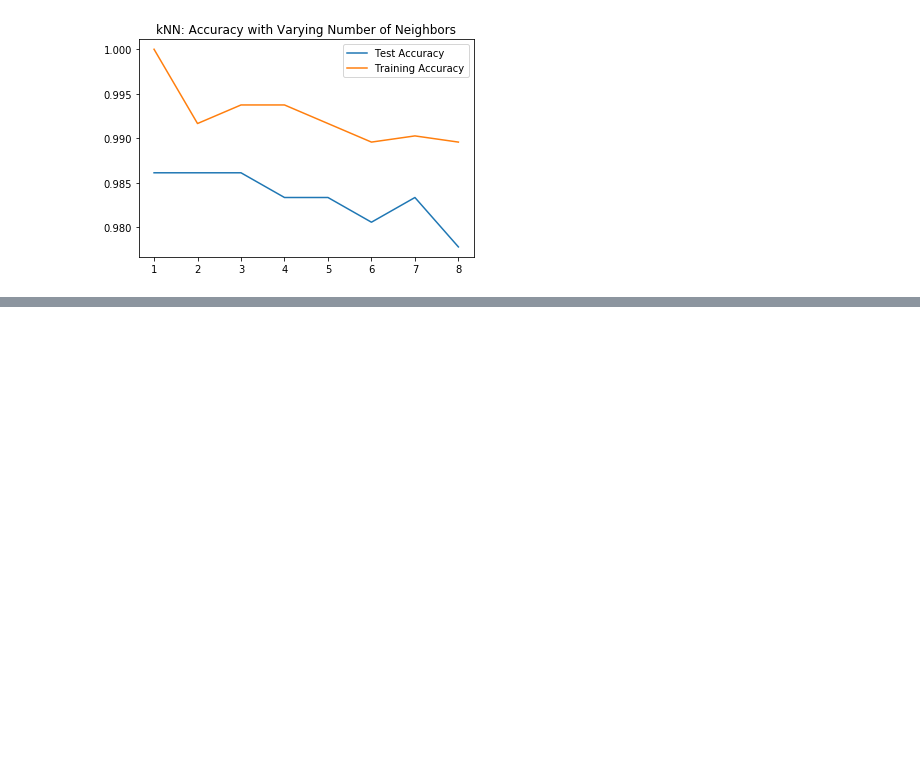
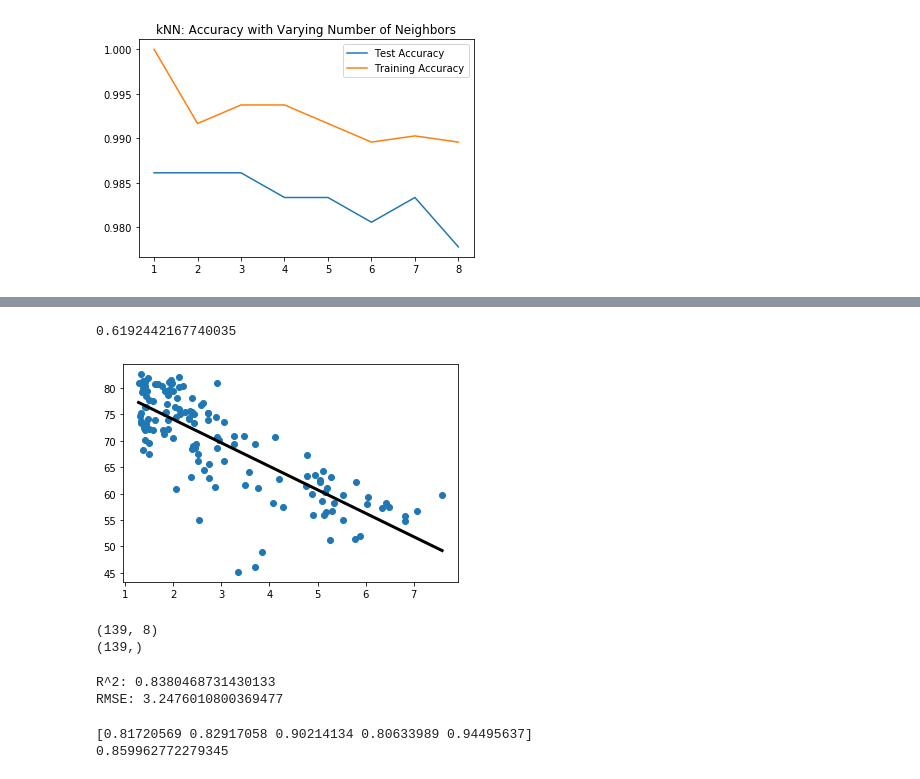
Before and after one commit to thap/python_basics_to_advanced, a Jupyter notebook: supervised_learning/supervised_learning.ipynb, the cells around one changed output, grey strips where cells are left out. Cells and saved outputs as stored; diff of their text form; code cells hidden in the pictures; blank space fills up the shorter version.

```diff
--- a/supervised_learning/supervised_learning.ipynb
+++ b/supervised_learning/supervised_learning.ipynb
@@ -190,8 +190,12 @@ plt.legend()
 [figure]
 # %%
 gap = pd.read_csv('gm_2008_region.csv')
-X = gap.fertility
-y = gap.life
+print(gap.info())
+print(gap.columns)
+X = gap['fertility']
+y = gap['life']
 print(X.shape)
 print(y.shape)
+print(type(X))
+print(type(y))
 # %% [output]
@@ -199,0 +238,14 @@ print(y.shape)
+# %%
+from sklearn.linear_model import LinearRegression
+
+lin_reg = LinearRegression()
+pred_space = np.linspace(min(X), max(X)).reshape(-1, 1)
+lin_reg.fit(X, y)
+y_pred = lin_reg.predict(pred_space)
+print(lin_reg.score(X, y))
+plt.scatter(X, y)
+plt.plot(pred_space, y_pred, color='black', linewidth=3)
+plt.show()
+# %% [output]
+0.6192442167740035
+[figure, added]
@@ -199,0 +256,32 @@ print(y.shape)
+# %%
+X = gap.drop(['life', 'Region'], axis='columns')
+y = gap.life
+X_train, X_test, y_train, y_test = train_test_split(X, y, test_size=0.3,
+                                                    random_state=42)
+print(X.shape)
+print(y.shape)
+# %% [output]
+(139, 8)
+(139,)
+# %%
+mullin_reg = LinearRegression()
+mullin_reg.fit(X_train, y_train)
+y_pred = mullin_reg.predict(X_test)
+print('R^2: {}'.format(mullin_reg.score(X_test, y_test)))
+rmse = np.sqrt(mean_squared_error(y_test, y_pred))
+print('RMSE: {}'.format(rmse))
+# %% [output]
+R^2: 0.8380468731430133
+RMSE: 3.2476010800369477
+# %%
+from sklearn.linear_model import LinearRegression
+from sklearn.model_selection import cross_val_score
+
+lr = LinearRegression()
+cvscores = cross_val_score(lr, X, y, cv=5)
+
+print(cvscores)
+print(np.mean(cvscores))
+# %% [output]
+[0.81720569 0.82917058 0.90214134 0.80633989 0.94495637]
+0.859962772279345
```
Also changed, not shown: parts of 8 cells of this notebook.
